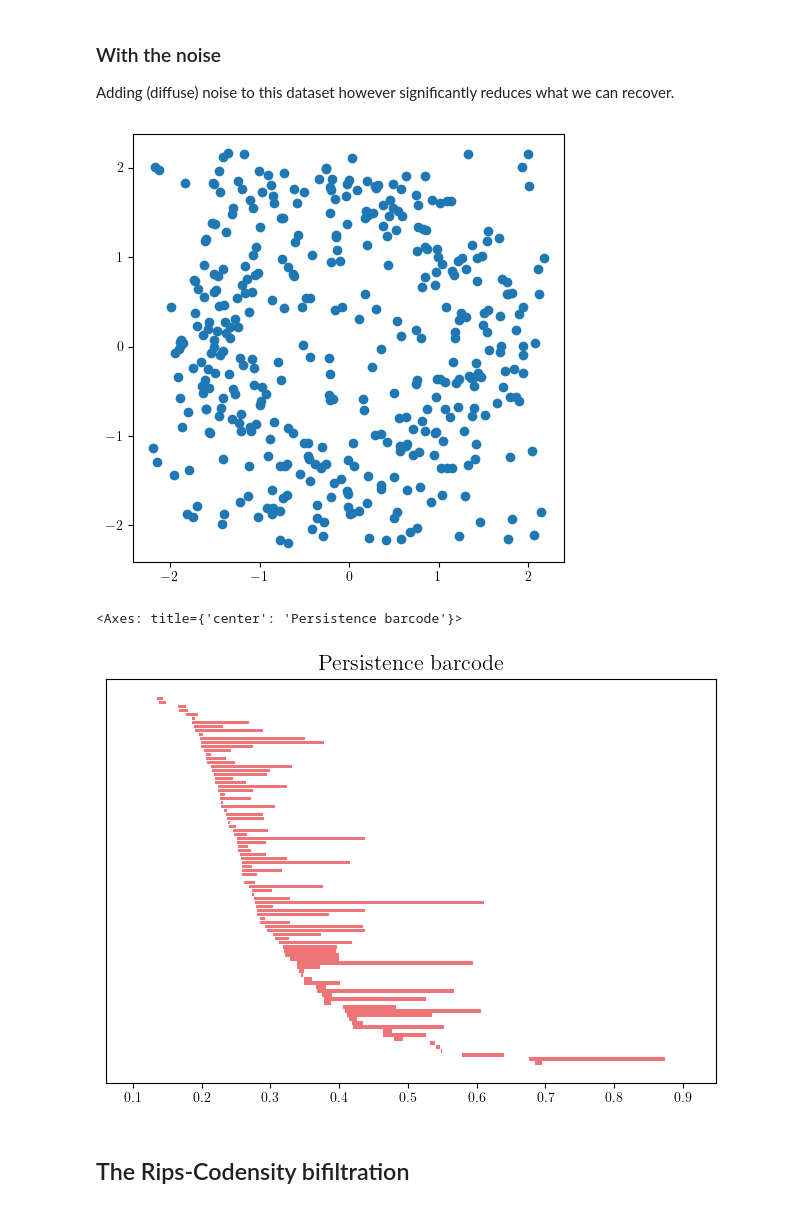
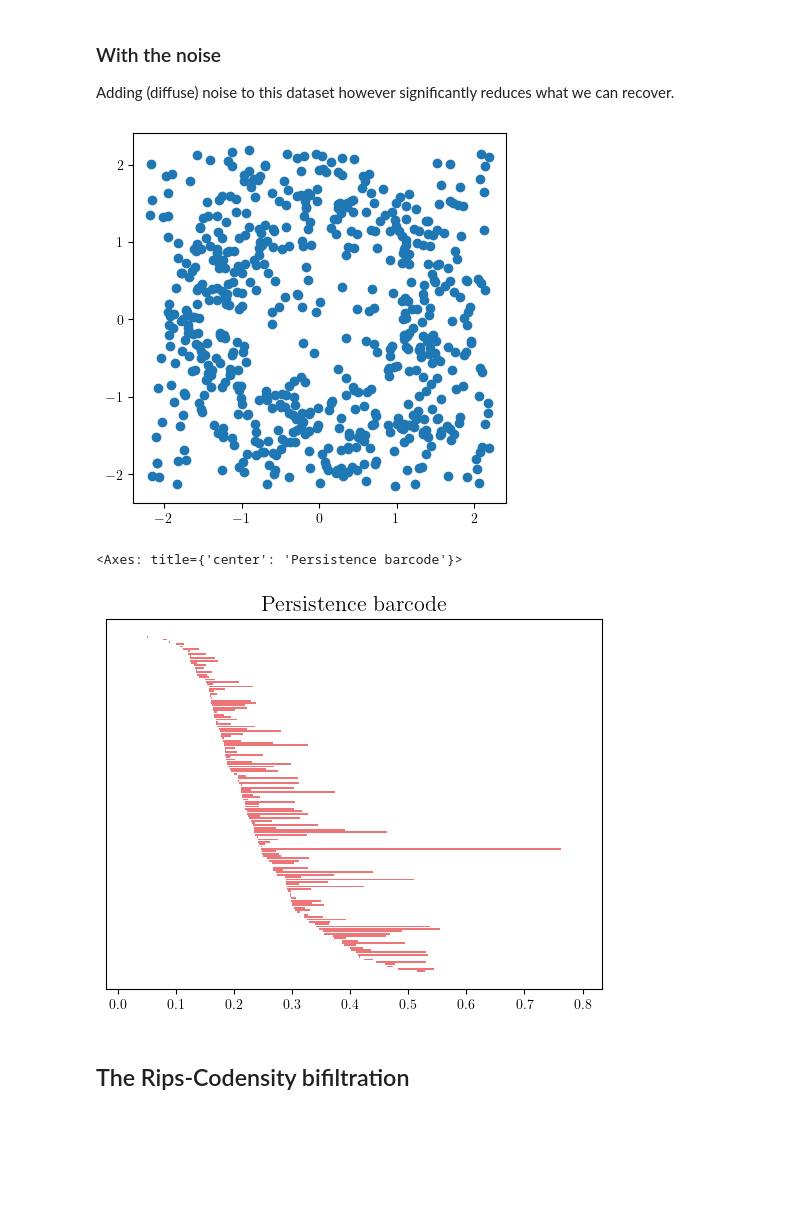
Before and after one commit to DavidLapous/multipers, a Jupyter notebook: docs/notebooks/rips.ipynb, the cells around one changed output. Drawn from its saved outputs; the diff is of its cells as text; code cells hidden in the pictures; blank space fills up the shorter version.

```diff
--- a/docs/notebooks/rips.ipynb
+++ b/docs/notebooks/rips.ipynb
@@ -55,11 +55,11 @@ gd.plot_persistence_barcode(pers)
 Adding (diffuse) noise to this dataset however significantly reduces what we can recover.
 # %%
 np.random.seed(2)
-X = noisy_annulus(200, 200)
+X = noisy_annulus(300, 300)
 plt.scatter(*X.T)
 plt.gca().set_aspect(1)
 # %% [output]
-[figure, old version]
+[figure, new version]
 # %%
 st = gd.RipsComplex(points = X).create_simplex_tree()
 st.collapse_edges(2) # Little optimization trick
@@ -69,7 +69,7 @@ pers = st.persistence_intervals_in_dimension(1)
 gd.plot_persistence_barcode(pers)
 # %% [output]
 <Axes: title={'center': 'Persistence barcode'}>
-[figure, old version]
+[figure, new version]
 # %% [markdown]
 ## The Rips-Codensity bifiltration
 # %% [markdown]
```
Also changed, not shown: parts of 5 cells of this notebook, 1 other file.
